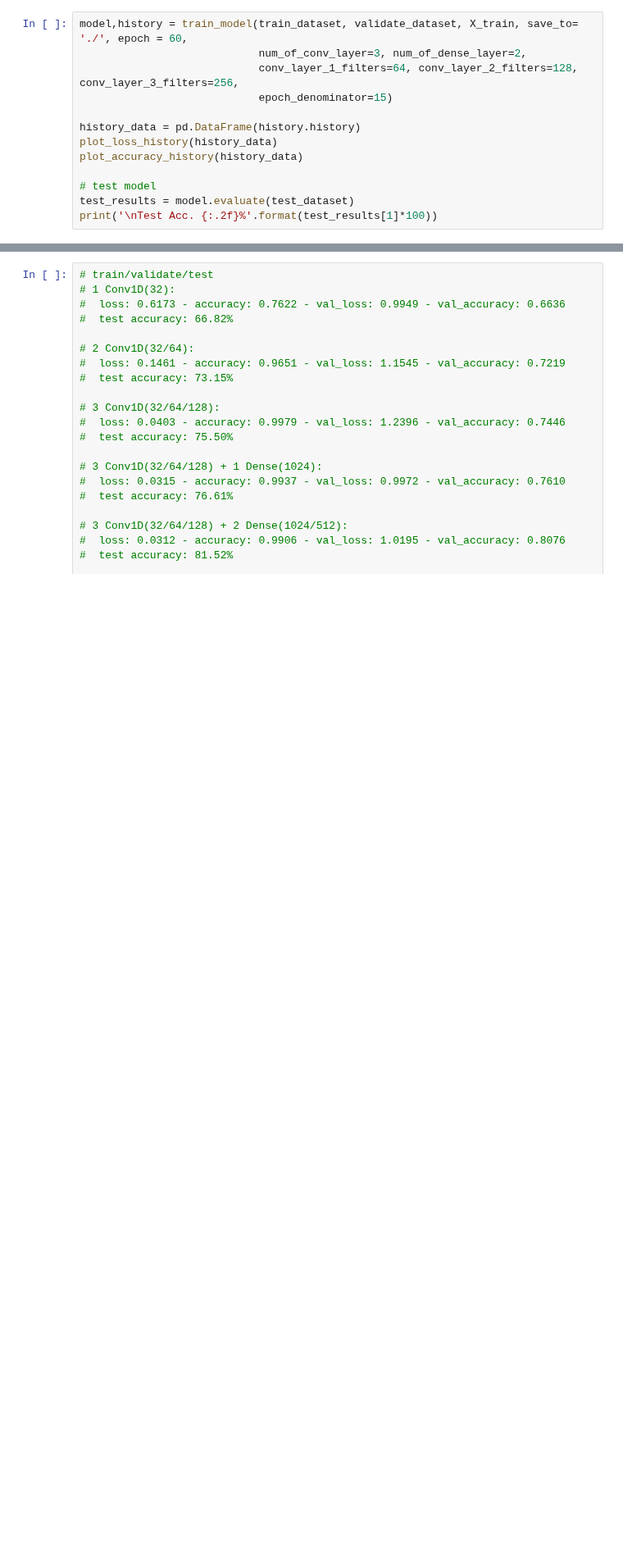
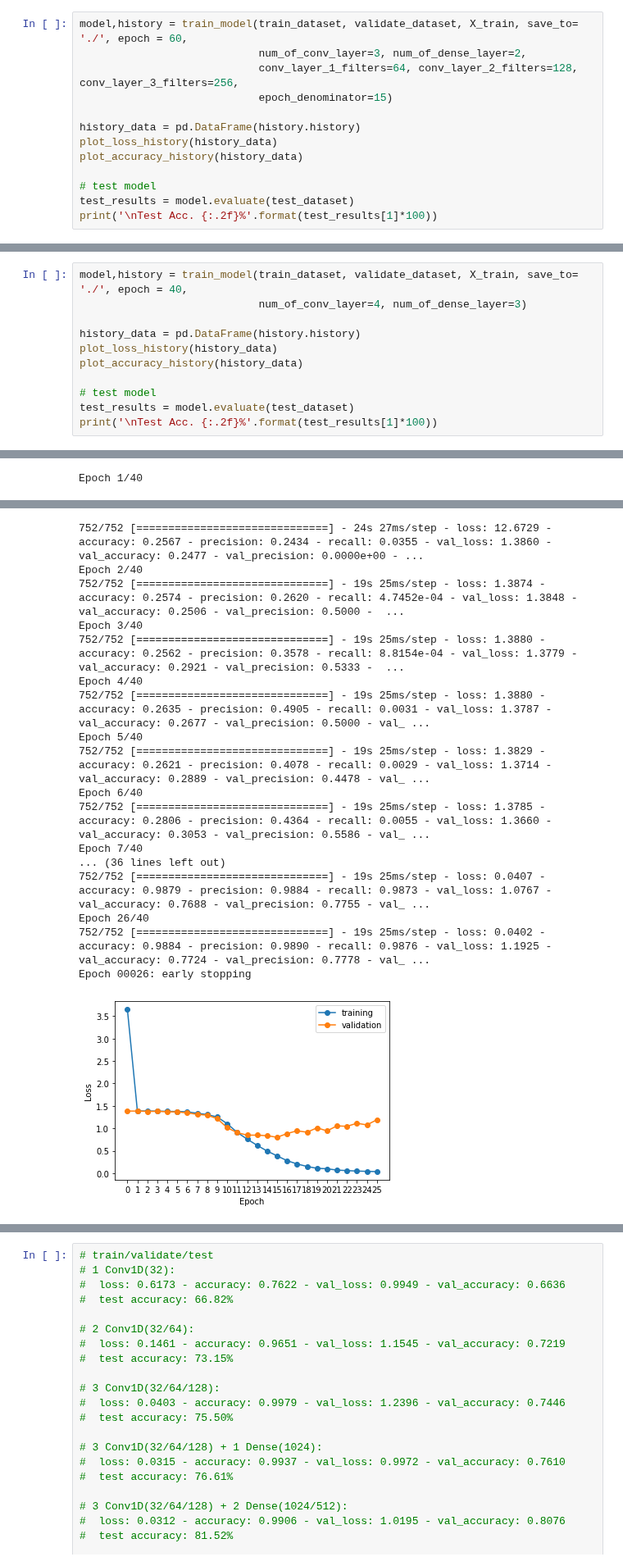
Before and after one commit to ronaldlee/eeg-feature-generation, a Jupyter notebook: CNN_model_on_GAMEEMO_features_dataset.ipynb, the cells around one changed output, grey strips where cells are left out. Shown at 82% size. Cells and saved outputs as stored; diff of their text form; blank space fills up the shorter version.

```diff
--- a/CNN_model_on_GAMEEMO_features_dataset.ipynb
+++ b/CNN_model_on_GAMEEMO_features_dataset.ipynb
@@ -942,0 +1290,12 @@ print('\nTest Acc. {:.2f}%'.format(test_results[1]*100))
+# %%
+model,history = train_model(train_dataset, validate_dataset, X_train, save_to= './', epoch = 40,
+                            num_of_conv_layer=4, num_of_dense_layer=3)
+
+history_data = pd.DataFrame(history.history)
+plot_loss_history(history_data)
+plot_accuracy_history(history_data)
+
+# test model
+test_results = model.evaluate(test_dataset)
+print('\nTest Acc. {:.2f}%'.format(test_results[1]*100))
+# %% [output]
@@ -942,0 +1336 @@ print('\nTest Acc. {:.2f}%'.format(test_results[1]*100))
+Epoch 1/40
@@ -942,0 +1354,18 @@ print('\nTest Acc. {:.2f}%'.format(test_results[1]*100))
+752/752 [==============================] - 24s 27ms/step - loss: 12.6729 - accuracy: 0.2567 - precision: 0.2434 - recall: 0.0355 - val_loss: 1.3860 - val_accuracy: 0.2477 - val_precision: 0.0000e+00 - ...
+Epoch 2/40
+752/752 [==============================] - 19s 25ms/step - loss: 1.3874 - accuracy: 0.2574 - precision: 0.2620 - recall: 4.7452e-04 - val_loss: 1.3848 - val_accuracy: 0.2506 - val_precision: 0.5000 -  ...
+Epoch 3/40
+752/752 [==============================] - 19s 25ms/step - loss: 1.3880 - accuracy: 0.2562 - precision: 0.3578 - recall: 8.8154e-04 - val_loss: 1.3779 - val_accuracy: 0.2921 - val_precision: 0.5333 -  ...
+Epoch 4/40
+752/752 [==============================] - 19s 25ms/step - loss: 1.3880 - accuracy: 0.2635 - precision: 0.4905 - recall: 0.0031 - val_loss: 1.3787 - val_accuracy: 0.2677 - val_precision: 0.5000 - val_ ...
+Epoch 5/40
+752/752 [==============================] - 19s 25ms/step - loss: 1.3829 - accuracy: 0.2621 - precision: 0.4078 - recall: 0.0029 - val_loss: 1.3714 - val_accuracy: 0.2889 - val_precision: 0.4478 - val_ ...
+Epoch 6/40
+752/752 [==============================] - 19s 25ms/step - loss: 1.3785 - accuracy: 0.2806 - precision: 0.4364 - recall: 0.0055 - val_loss: 1.3660 - val_accuracy: 0.3053 - val_precision: 0.5586 - val_ ...
+Epoch 7/40
+... (36 lines left out)
+752/752 [==============================] - 19s 25ms/step - loss: 0.0407 - accuracy: 0.9879 - precision: 0.9884 - recall: 0.9873 - val_loss: 1.0767 - val_accuracy: 0.7688 - val_precision: 0.7755 - val_ ...
+Epoch 26/40
+752/752 [==============================] - 19s 25ms/step - loss: 0.0402 - accuracy: 0.9884 - precision: 0.9890 - recall: 0.9876 - val_loss: 1.1925 - val_accuracy: 0.7724 - val_precision: 0.7778 - val_ ...
+Epoch 00026: early stopping
+[figure, added]
```
Also changed, not shown: parts of 9 cells of this notebook.
